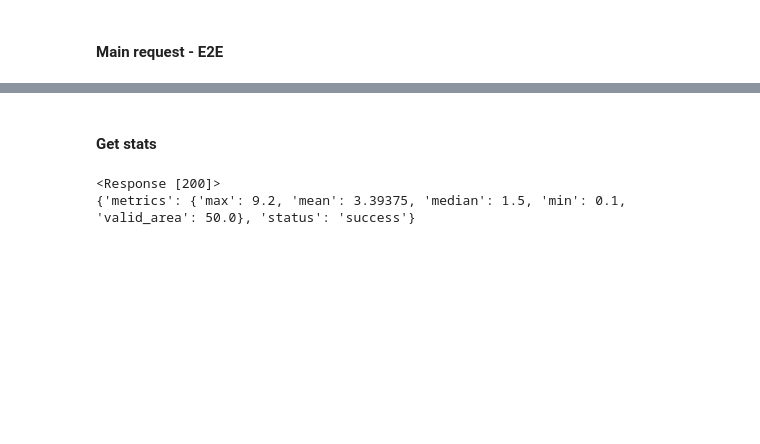
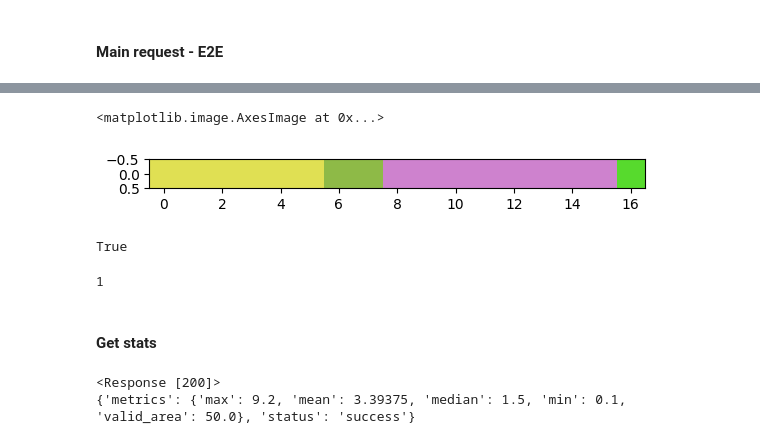
Before and after one commit to upskiller-xyz/server_lux, a Jupyter notebook: example/demo.ipynb, the cells around one changed output, grey strips where cells are left out. Cells and saved outputs as stored; diff of their text form; code cells hidden in the pictures; blank space fills up the shorter version.

```diff
--- a/example/demo.ipynb
+++ b/example/demo.ipynb
@@ -200,3 +441,16 @@ plt.imshow(np.array(img))
+# %%
+plt.imshow(image_array[60:61,108:125])
+# %% [output]
+<matplotlib.image.AxesImage at 0x...>
+[figure, added]
+# %%
+cv2.imwrite("encoded7.png", image_array)
+# %% [output]
+True
+# %%
+np.max(np.array(img))
+# %% [output]
+1
 # %% [markdown]
 #### Get stats
 # %%
```
Also changed, not shown: parts of 27 cells of this notebook.
